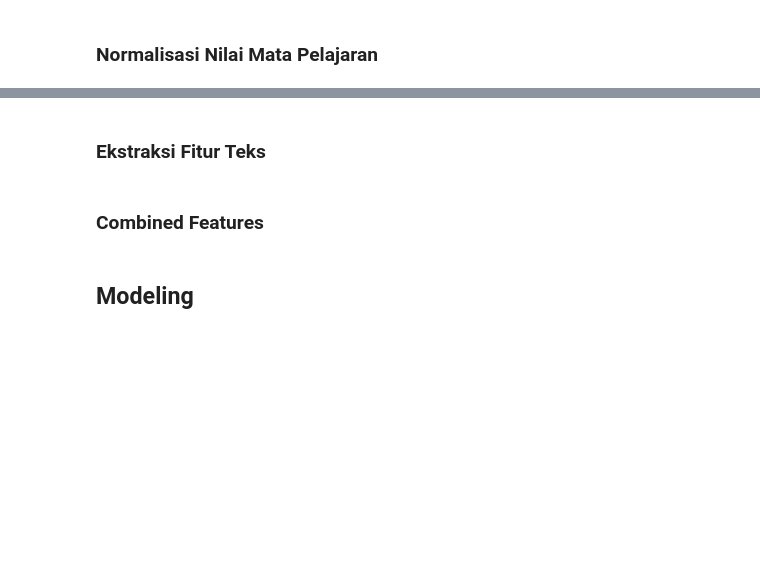
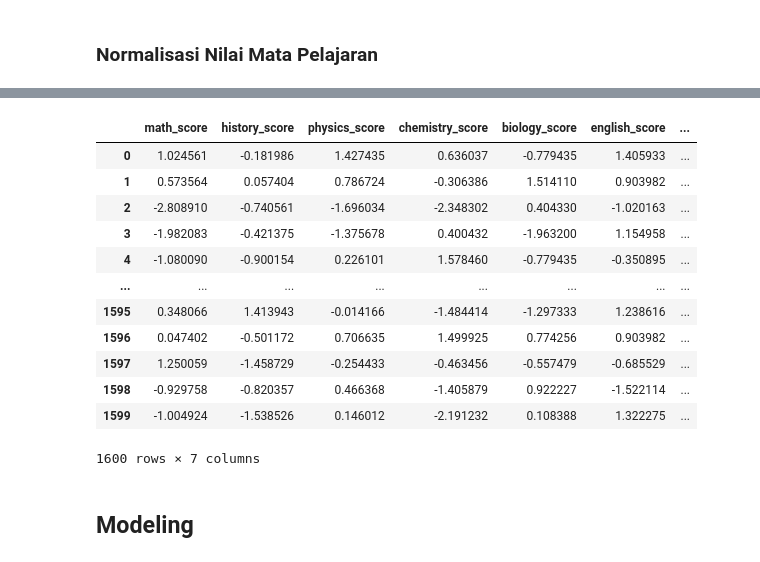
Before and after one commit to akhmad-ardi/Subject_Recommendation_System, a Jupyter notebook: Subject_Recommendation_System.ipynb, the cells around one changed output, grey strips where cells are left out. Saved outputs shown, nothing was run; the diff lists cells and outputs as text; code cells hidden in the pictures; blank space fills up the shorter version.

```diff
--- a/Subject_Recommendation_System.ipynb
+++ b/Subject_Recommendation_System.ipynb
@@ -134,0 +139,4 @@ Tidak ada miss value
+# %%
+features = subjects
+
+train, test = train_test_split(df, test_size=0.2, random_state=42)
@@ -174,2 +148,0 @@ df[subjects]
-# %% [markdown]
-### Ekstraksi Fitur Teks
@@ -183,2 +148,0 @@ tfidf_matrix = tfidf.fit_transform(career_text)
-# %% [markdown]
-### Combined Features
@@ -188,3 +149,23 @@ combined_features = hstack([tfidf_matrix, subject_scores])
+# %%
+# Normalize scores
+scaler = StandardScaler()
+df_normalized = scaler.fit_transform(train[features])
+# %%
+pd.DataFrame(df_normalized, columns=[features])
+# %% [output]
+|  | math_score | history_score | physics_score | chemistry_score | biology_score | english_score | ... |
+| 0 | 1.024561 | -0.181986 | 1.427435 | 0.636037 | -0.779435 | 1.405933 | ... |
+| 1 | 0.573564 | 0.057404 | 0.786724 | -0.306386 | 1.514110 | 0.903982 | ... |
+| 2 | -2.808910 | -0.740561 | -1.696034 | -2.348302 | 0.404330 | -1.020163 | ... |
+| 3 | -1.982083 | -0.421375 | -1.375678 | 0.400432 | -1.963200 | 1.154958 | ... |
+| 4 | -1.080090 | -0.900154 | 0.226101 | 1.578460 | -0.779435 | -0.350895 | ... |
+| ... | ... | ... | ... | ... | ... | ... | ... |
+| 1595 | 0.348066 | 1.413943 | -0.014166 | -1.484414 | -1.297333 | 1.238616 | ... |
+| 1596 | 0.047402 | -0.501172 | 0.706635 | 1.499925 | 0.774256 | 0.903982 | ... |
+| 1597 | 1.250059 | -1.458729 | -0.254433 | -0.463456 | -0.557479 | -0.685529 | ... |
+| 1598 | -0.929758 | -0.820357 | 0.466368 | -1.405879 | 0.922227 | -1.522114 | ... |
+| 1599 | -1.004924 | -1.538526 | 0.146012 | -2.191232 | 0.108388 | 1.322275 | ... |
+1600 rows × 7 columns
 # %% [markdown]
 ## Modeling
 # %% [markdown]
```
Also changed, not shown: parts of 25 cells of this notebook.
